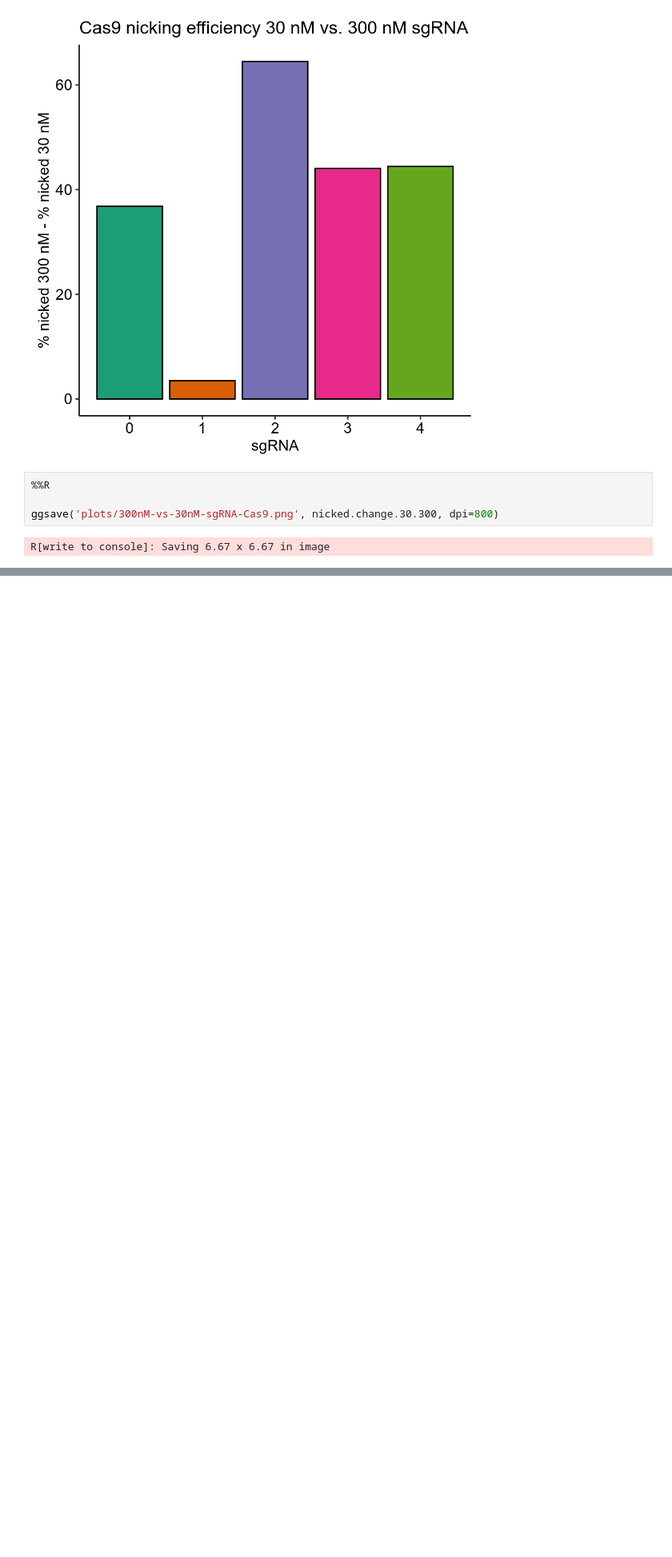
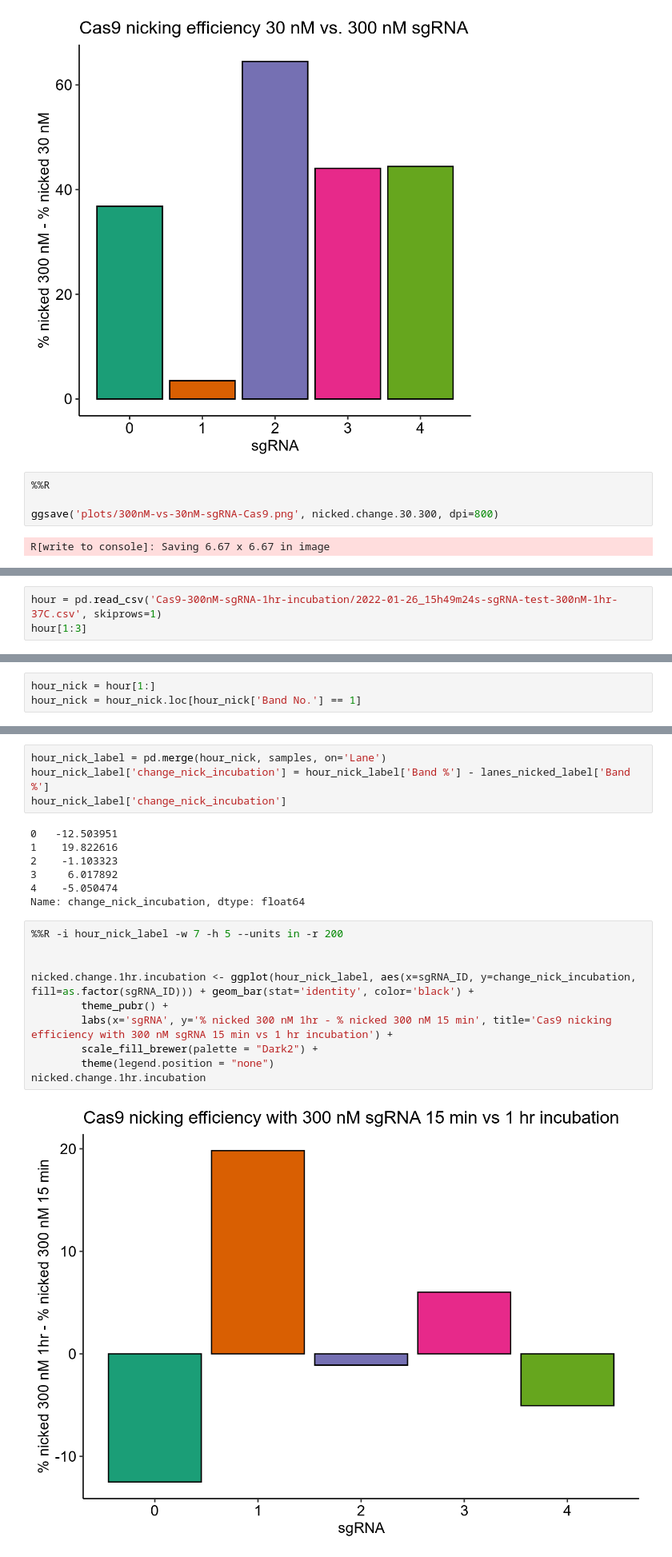
Before and after one commit to EthanHolleman/misc-jupyter-notebooks, a Jupyter notebook: gelQuantifications/quants.ipynb, the cells around one changed output, grey strips where cells are left out. Shown: that part at 80% size. Cells and saved outputs as stored; diff of their text form; blank space fills up the shorter version.

Commit message:
plot 300nm sgRNA vs on-target metric

```diff
--- a/gelQuantifications/quants.ipynb
+++ b/gelQuantifications/quants.ipynb
@@ -144,0 +147,3 @@ R[write to console]: Saving 6.67 x 6.67 in image
+# %%
+hour = pd.read_csv('Cas9-300nM-sgRNA-1hr-incubation/2022-01-26_15h49m24s-sgRNA-test-300nM-1hr-37C.csv', skiprows=1)
+hour[1:3]
@@ -144,0 +156,3 @@ R[write to console]: Saving 6.67 x 6.67 in image
+# %%
+hour_nick = hour[1:]
+hour_nick = hour_nick.loc[hour_nick['Band No.'] == 1]
@@ -144,0 +179,23 @@ R[write to console]: Saving 6.67 x 6.67 in image
+# %%
+hour_nick_label = pd.merge(hour_nick, samples, on='Lane')
+hour_nick_label['change_nick_incubation'] = hour_nick_label['Band %'] - lanes_nicked_label['Band %']
+hour_nick_label['change_nick_incubation']
+# %% [output]
+0   -12.503951
+1    19.822616
+2    -1.103323
+3     6.017892
+4    -5.050474
+Name: change_nick_incubation, dtype: float64
+# %%
+%%R -i hour_nick_label -w 7 -h 5 --units in -r 200
+
+
+nicked.change.1hr.incubation <- ggplot(hour_nick_label, aes(x=sgRNA_ID, y=change_nick_incubation, fill=as.factor(sgRNA_ID))) + geom_bar(stat='identity', color='black') +
+        theme_pubr() +
+        labs(x='sgRNA', y='% nicked 300 nM 1hr - % nicked 300 nM 15 min', title='Cas9 nicking efficiency with 300 nM sgRNA 15 min vs 1 hr incubation') +
+        scale_fill_brewer(palette = "Dark2") +
+        theme(legend.position = "none")
+nicked.change.1hr.incubation
+# %% [output]
+[figure, added]
```
Also changed, not shown: parts of 12 cells of this notebook, 4 other files.
